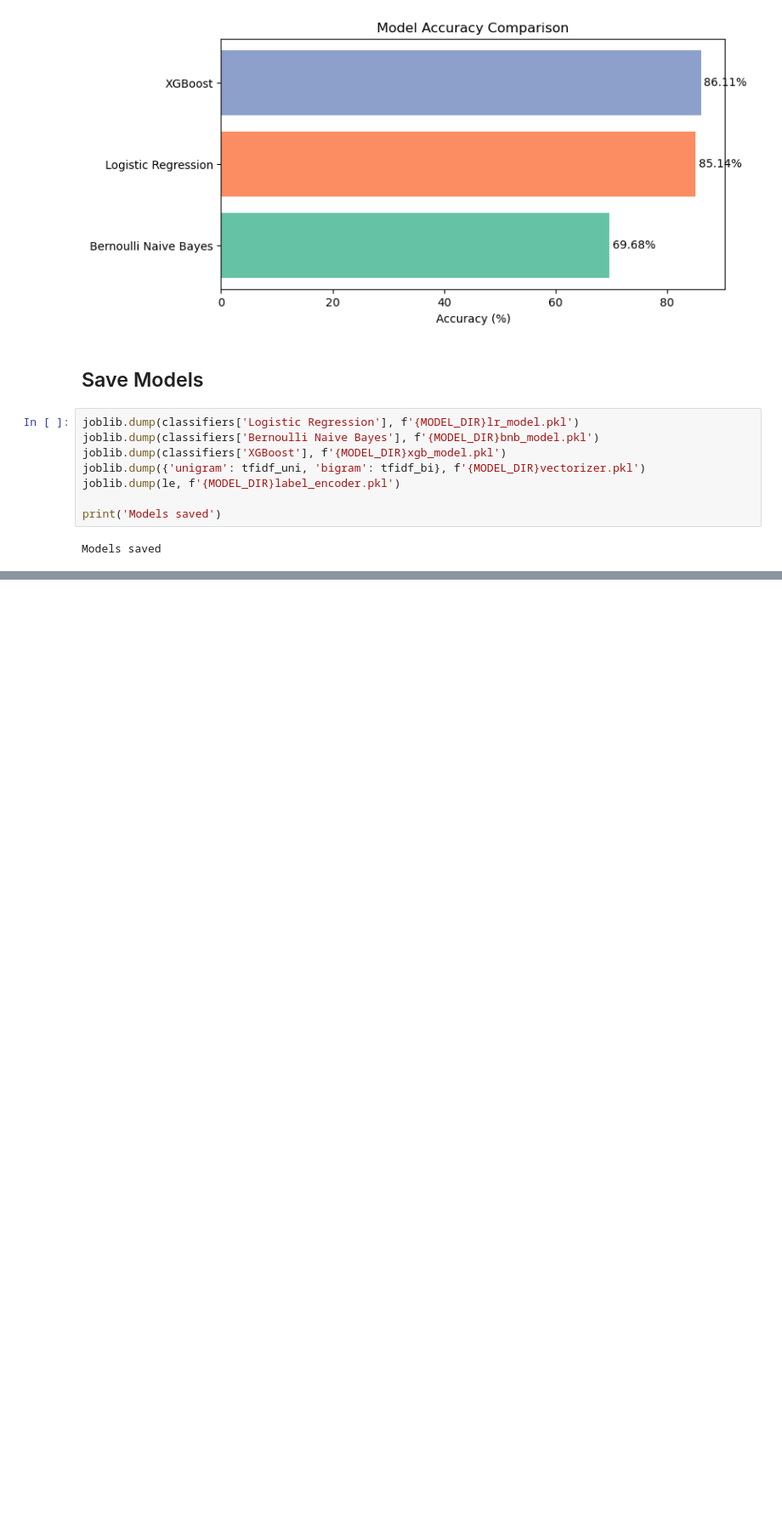
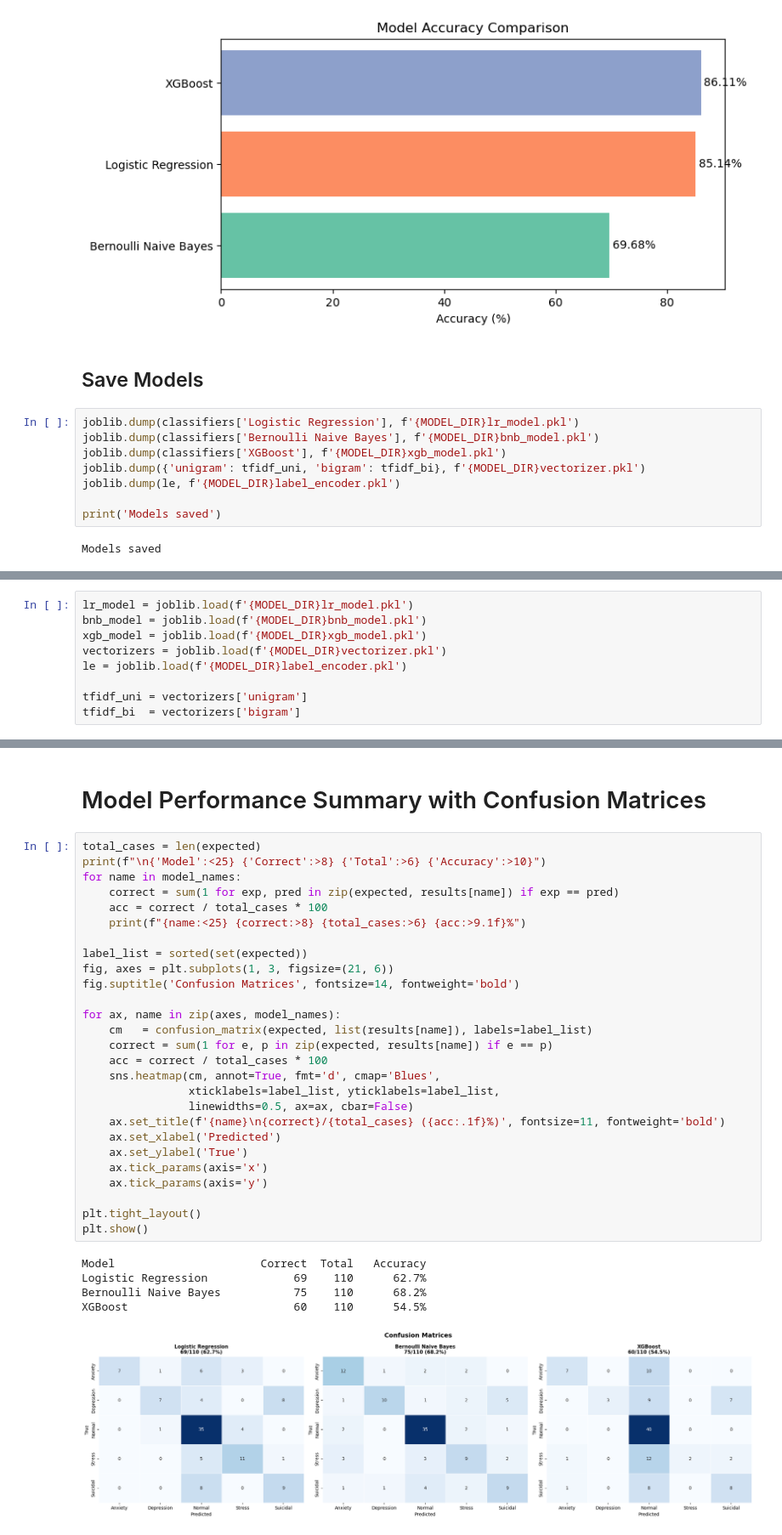
Before and after one commit to RividuPesara/ayu, a Jupyter notebook: notebooks/Sentiment Analysis.ipynb, the cells around one changed output, grey strips where cells are left out. Shown at 85% size. Cells and saved outputs as stored; diff of their text form; blank space fills up the shorter version.

Commit message:
test cases

```diff
--- a/notebooks/Sentiment Analysis.ipynb
+++ b/notebooks/Sentiment Analysis.ipynb
@@ -1195,0 +1200,9 @@ Models saved
+# %%
+lr_model = joblib.load(f'{MODEL_DIR}lr_model.pkl')
+bnb_model = joblib.load(f'{MODEL_DIR}bnb_model.pkl')
+xgb_model = joblib.load(f'{MODEL_DIR}xgb_model.pkl')
+vectorizers = joblib.load(f'{MODEL_DIR}vectorizer.pkl')
+le = joblib.load(f'{MODEL_DIR}label_encoder.pkl')
+
+tfidf_uni = vectorizers['unigram']
+tfidf_bi  = vectorizers['bigram']
@@ -1195,0 +1478,35 @@ Models saved
+# %% [markdown]
+# Model Performance Summary with Confusion Matrices
+# %%
+total_cases = len(expected)
+print(f"\n{'Model':<25} {'Correct':>8} {'Total':>6} {'Accuracy':>10}")
+for name in model_names:
+    correct = sum(1 for exp, pred in zip(expected, results[name]) if exp == pred)
+    acc = correct / total_cases * 100
+    print(f"{name:<25} {correct:>8} {total_cases:>6} {acc:>9.1f}%")
+
+label_list = sorted(set(expected))
+fig, axes = plt.subplots(1, 3, figsize=(21, 6))
+fig.suptitle('Confusion Matrices', fontsize=14, fontweight='bold')
+
+for ax, name in zip(axes, model_names):
+    cm   = confusion_matrix(expected, list(results[name]), labels=label_list)
+    correct = sum(1 for e, p in zip(expected, results[name]) if e == p)
+    acc = correct / total_cases * 100
+    sns.heatmap(cm, annot=True, fmt='d', cmap='Blues',
+                xticklabels=label_list, yticklabels=label_list,
+                linewidths=0.5, ax=ax, cbar=False)
+    ax.set_title(f'{name}\n{correct}/{total_cases} ({acc:.1f}%)', fontsize=11, fontweight='bold')
+    ax.set_xlabel('Predicted')
+    ax.set_ylabel('True')
+    ax.tick_params(axis='x')
+    ax.tick_params(axis='y')
+
+plt.tight_layout()
+plt.show()
+# %% [output]
+Model                      Correct  Total   Accuracy
+Logistic Regression             69    110      62.7%
+Bernoulli Naive Bayes           75    110      68.2%
+XGBoost                         60    110      54.5%
+[figure, added]
```
Also changed, not shown: parts of 11 cells of this notebook.
